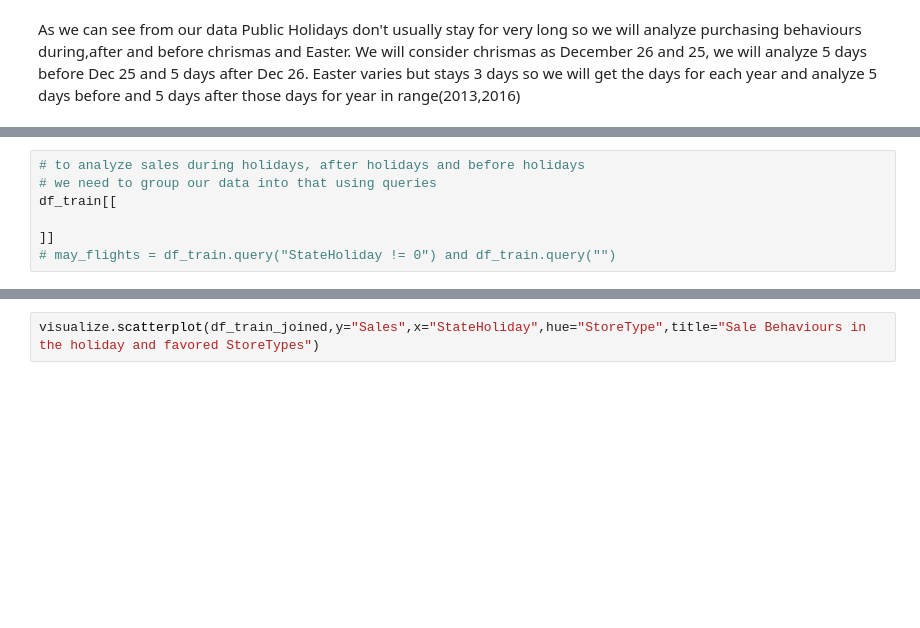
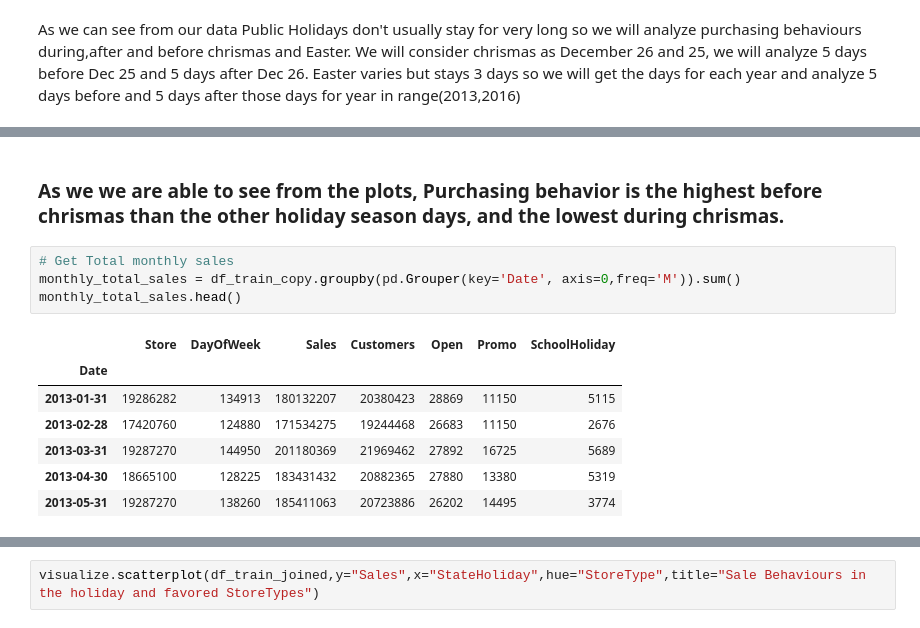
Before and after one commit to DiboraHaile/Pharmaceutical-Sales-prediction-across-multiple-stores, a Jupyter notebook: notebooks/exploration_of_customer_behaviors.ipynb, the cells around one changed output, grey strips where cells are left out. Cells and saved outputs as stored; diff of their text form; blank space fills up the shorter version.

```diff
--- a/notebooks/exploration_of_customer_behaviors.ipynb
+++ b/notebooks/exploration_of_customer_behaviors.ipynb
@@ -279,7 +289,14 @@ visualize.catplot(df_train,y="Sales",x="StateHoliday",kind="bar",title="Sale Beh
-# %%
-# to analyze sales during holidays, after holidays and before holidays
-# we need to group our data into that using queries
-df_train[[
-
-]]
-# may_flights = df_train.query("StateHoliday != 0") and df_train.query("")
+# %% [markdown]
+### As we we are able to see from the plots, Purchasing behavior is the highest before chrismas than the other holiday season days, and the lowest during chrismas.
+# %%
+# Get Total monthly sales
+monthly_total_sales = df_train_copy.groupby(pd.Grouper(key='Date', axis=0,freq='M')).sum()
+monthly_total_sales.head()
+# %% [output]
+|  | Store | DayOfWeek | Sales | Customers | Open | Promo | SchoolHoliday |
+| Date |  |  |  |  |  |  |  |
+| 2013-01-31 | 19286282 | 134913 | 180132207 | 20380423 | 28869 | 11150 | 5115 |
+| 2013-02-28 | 17420760 | 124880 | 171534275 | 19244468 | 26683 | 11150 | 2676 |
+| 2013-03-31 | 19287270 | 144950 | 201180369 | 21969462 | 27892 | 16725 | 5689 |
+| 2013-04-30 | 18665100 | 128225 | 183431432 | 20882365 | 27880 | 13380 | 5319 |
+| 2013-05-31 | 19287270 | 138260 | 185411063 | 20723886 | 26202 | 14495 | 3774 |
```
Also changed, not shown: parts of 10 cells of this notebook.
